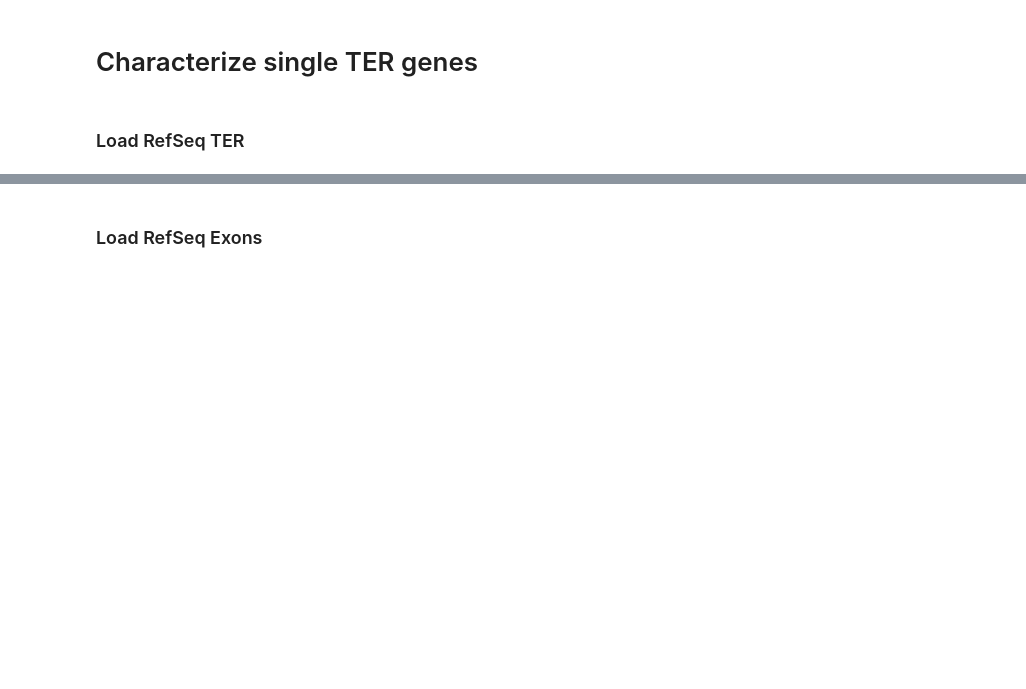
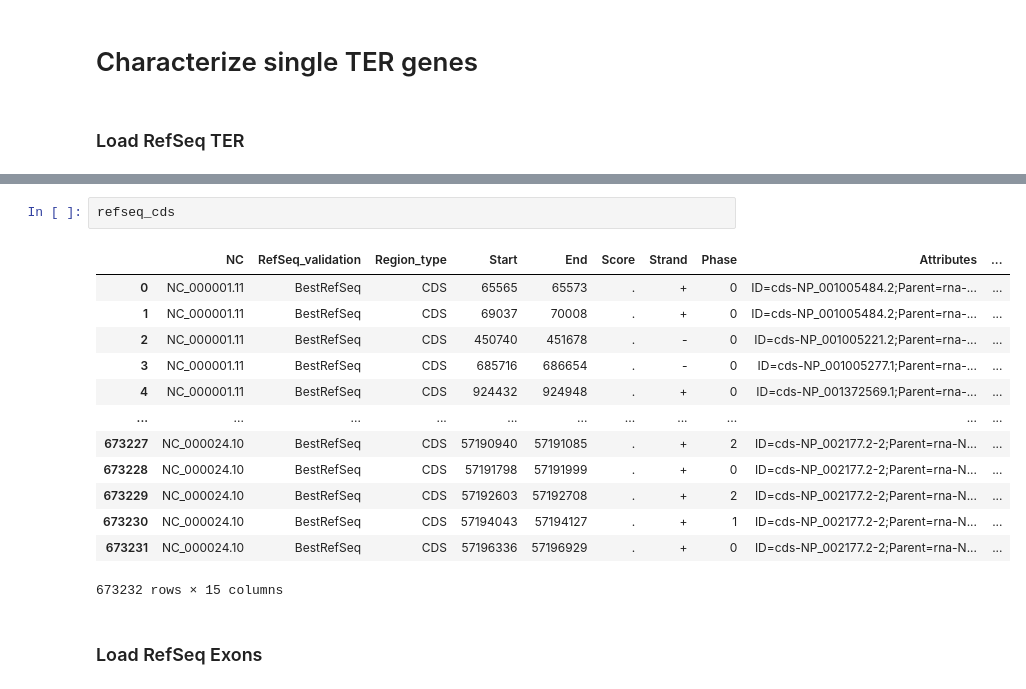
Before and after one commit to weber8thomas/MISOG_SISOG, a Jupyter notebook: src/misog_sisog_analysis.ipynb, the cells around one changed output, grey strips where cells are left out. Cells and saved outputs as stored; diff of their text form; blank space fills up the shorter version.

```diff
--- a/src/misog_sisog_analysis.ipynb
+++ b/src/misog_sisog_analysis.ipynb
@@ -108,6 +112,22 @@ refseq_cds.head()
 | 2 | NC_000001.11 | BestRefSeq | CDS | 450740 | 451678 | . | - | 0 | ID=cds-NP_001005221.2;Parent=rna-... | ... |
 | 3 | NC_000001.11 | BestRefSeq | CDS | 685716 | 686654 | . | - | 0 | ID=cds-NP_001005277.1;Parent=rna-... | ... |
 | 4 | NC_000001.11 | BestRefSeq | CDS | 924432 | 924948 | . | + | 0 | ID=cds-NP_001372569.1;Parent=rna-... | ... |
+# %%
+refseq_cds
+# %% [output]
+|  | NC | RefSeq_validation | Region_type | Start | End | Score | Strand | Phase | Attributes | ... |
+| 0 | NC_000001.11 | BestRefSeq | CDS | 65565 | 65573 | . | + | 0 | ID=cds-NP_001005484.2;Parent=rna-... | ... |
+| 1 | NC_000001.11 | BestRefSeq | CDS | 69037 | 70008 | . | + | 0 | ID=cds-NP_001005484.2;Parent=rna-... | ... |
+| 2 | NC_000001.11 | BestRefSeq | CDS | 450740 | 451678 | . | - | 0 | ID=cds-NP_001005221.2;Parent=rna-... | ... |
+| 3 | NC_000001.11 | BestRefSeq | CDS | 685716 | 686654 | . | - | 0 | ID=cds-NP_001005277.1;Parent=rna-... | ... |
+| 4 | NC_000001.11 | BestRefSeq | CDS | 924432 | 924948 | . | + | 0 | ID=cds-NP_001372569.1;Parent=rna-... | ... |
+| ... | ... | ... | ... | ... | ... | ... | ... | ... | ... | ... |
+| 673227 | NC_000024.10 | BestRefSeq | CDS | 57190940 | 57191085 | . | + | 2 | ID=cds-NP_002177.2-2;Parent=rna-N... | ... |
+| 673228 | NC_000024.10 | BestRefSeq | CDS | 57191798 | 57191999 | . | + | 0 | ID=cds-NP_002177.2-2;Parent=rna-N... | ... |
+| 673229 | NC_000024.10 | BestRefSeq | CDS | 57192603 | 57192708 | . | + | 2 | ID=cds-NP_002177.2-2;Parent=rna-N... | ... |
+| 673230 | NC_000024.10 | BestRefSeq | CDS | 57194043 | 57194127 | . | + | 1 | ID=cds-NP_002177.2-2;Parent=rna-N... | ... |
+| 673231 | NC_000024.10 | BestRefSeq | CDS | 57196336 | 57196929 | . | + | 0 | ID=cds-NP_002177.2-2;Parent=rna-N... | ... |
+673232 rows × 15 columns
 # %% [markdown]
 ### Load RefSeq Exons
 # %%
```
Also changed, not shown: parts of 8 cells of this notebook.
